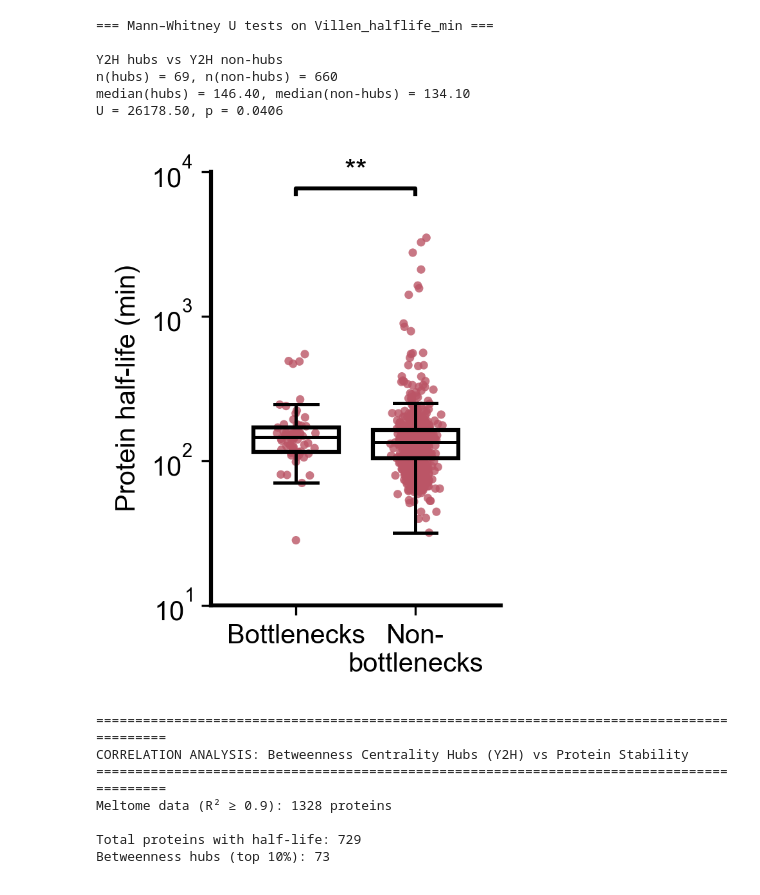
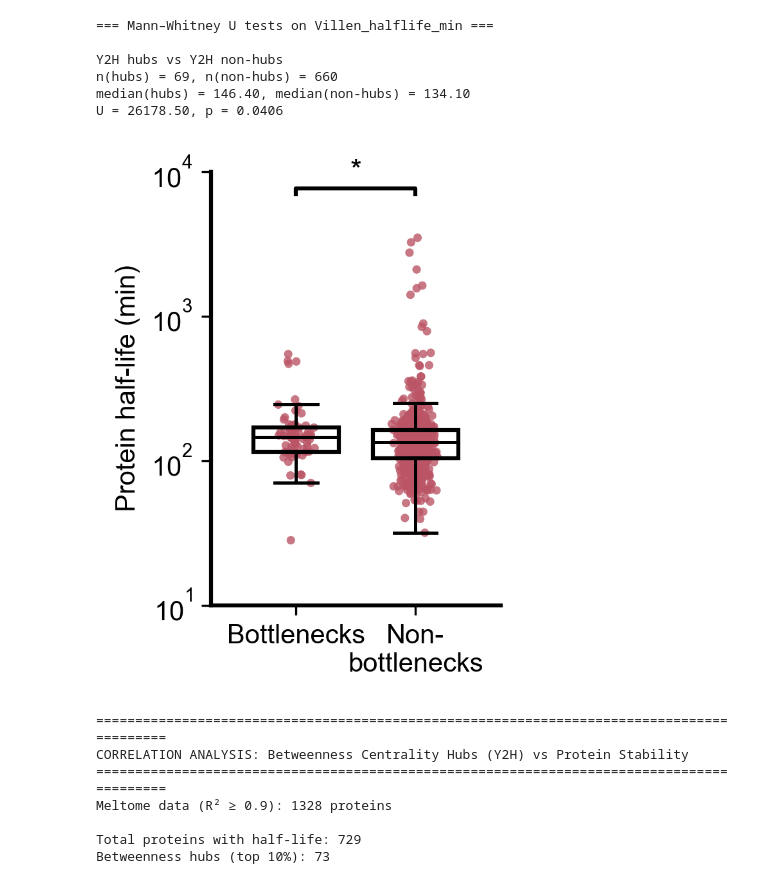
Before and after one commit to NCEMS/energetic-origins-of-PPI-connectivity, a Jupyter notebook: analysis-notebooks/from-muskan/Supp-5-figure-v2.ipynb, the cells around one changed output. Cells and saved outputs as stored; diff of their text form; code cells hidden in the pictures.

```diff
--- a/analysis-notebooks/from-muskan/Supp-5-figure-v2.ipynb
+++ b/analysis-notebooks/from-muskan/Supp-5-figure-v2.ipynb
@@ -1031,36 +1031,36 @@ bracket_y = 7000
 #ax.set_ylim(y_min * 1.05, bracket_y + 8)
 
 # Draw bracket
-add_bracket_with_text(ax, positions[0], positions[1], bracket_y, "**")
+add_bracket_with_text(ax, positions[0], positions[1], bracket_y, "*")
 
 # === Horizontal lines + labels under the groups ===
 # Use x-axis transform so these sit below the x-axis, not in data (log) space
 trans = ax.get_xaxis_transform()  # x in data coords, y in axis fraction (0–1)
 
 # Y@H group label under x-axis
 #ax.plot(
 #    [1.0, 1.7], [-0.16, -0.16],
 #    transform=trans,
 #    clip_on=False,
 #    color=Y2H_COLOR,
 #    lw=1.5,
 #)
 #ax.text(
 #    1.3, -0.20, "Y2H",
 #    transform=trans,
 #    ha="center",
 #    va="top",
 #    fontsize=10,
 #    fontweight="bold",
 #    color=Y2H_COLOR,
 #)
 
 plt.xticks(fontsize=10)
 plt.tight_layout()
 plt.savefig(f"{OUT_PATH}supp5e-1.svg")
 plt.show()
 # %% [output]
-[figure, old version]
+[figure, new version]
 # %%
 def calculate_hub_stability_correlations(df, hub_threshold_quantile=0.90):
     print("="*90)
```
Also changed, not shown: parts of 5 cells of this notebook, 53 other files.
